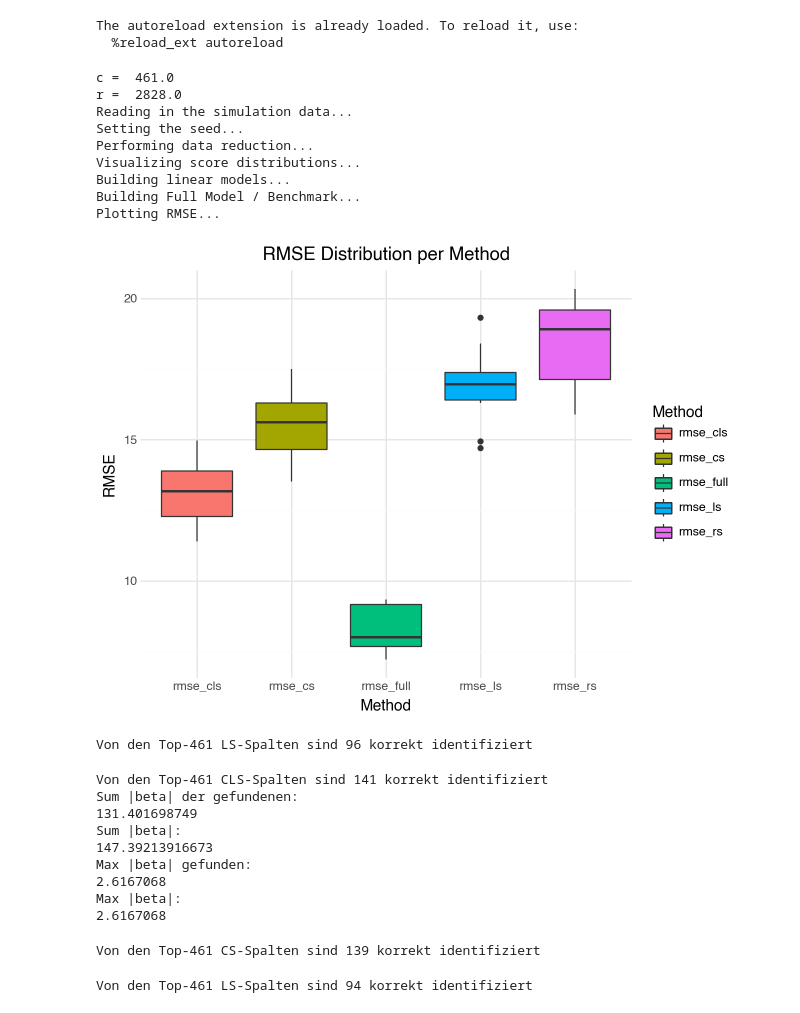
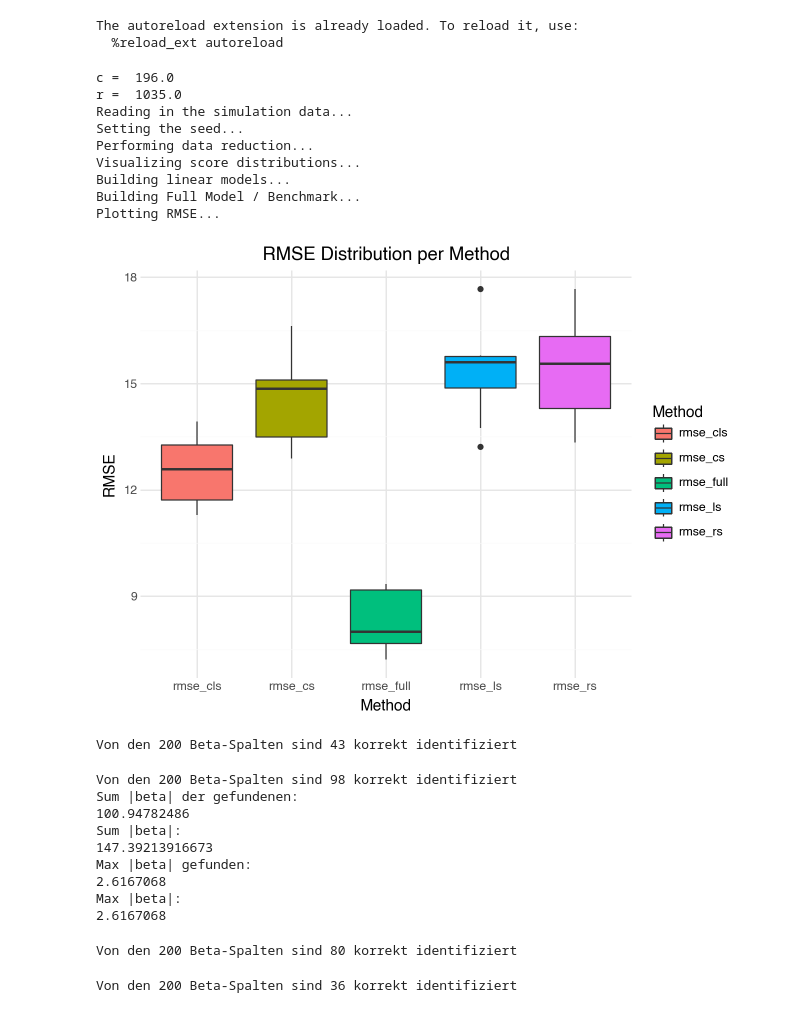
Before and after one commit to TimSchmale/Masterthesis-Schmale, a Jupyter notebook: Simulation Study.ipynb, the cells around one changed output. Drawn from its saved outputs; the diff is of its cells as text; code cells hidden in the pictures.

Commit message:
Multiple Simulation Studies

```diff
--- a/Simulation Study.ipynb
+++ b/Simulation Study.ipynb
@@ -512,38 +512,38 @@ def simulation_study(k, seed, folder, reps):
     return scores, C, R, rmse
 # %%
 #==============================================================================================
-# Simulation Study 1: p = 1.000, n = 900, reps = 10, k = 100, seed = 1
+# Simulation Study 1: p = 1.000, n = 900, reps = 10, k = 50, seed = 1
 #==============================================================================================
 
 # set the folder:
 folder = "p1000_n900"
 
 # set the seed:
 seed = 1
 
 # set the rank parameter k:
-k = 100
+k = 50
 
 # approximation of reduced dimensions:
 c = np.ceil(k * np.log(k))
 r = np.ceil(c * np.log(c))
 
 print("c = ", c)
 print("r = ", r)
 
 # perform the study:
 scores, C, R, rmse = simulation_study(k, seed, folder, 10)
 # %% [output]
-c =  461.0
-r =  2828.0
+c =  196.0
+r =  1035.0
 Reading in the simulation data...
 Setting the seed...
 Performing data reduction...
 Visualizing score distributions...
 Building linear models...
 Building Full Model / Benchmark...
 Plotting RMSE...
-[figure, old version]
+[figure, new version]
 # %%
 #### LS Investigation
 beta_train = pd.read_csv(f"{base}/{folder}/rep1/beta.csv")
@@ -558,9 +558,9 @@ true_nonzero = np.where(beta != 0.0)[0]
 #print(true_nonzero)
 
 hits = np.intersect1d(top_c_indices, true_nonzero)
-print(f"Von den Top-{c} LS-Spalten sind {len(hits)} korrekt identifiziert")
+print(f"Von den {len(true_nonzero)} Beta-Spalten sind {len(hits)} korrekt identifiziert")
 # %% [output]
-Von den Top-461 LS-Spalten sind 96 korrekt identifiziert
+Von den 200 Beta-Spalten sind 43 korrekt identifiziert
 # %%
 #### CLS Investigation
 cls = scores['CLS'][0]
@@ -571,7 +571,7 @@ true_nonzero = np.where(beta != 0.0)[0]
 #print(beta[top_c_indices])
 
 hits = np.intersect1d(top_c_indices, true_nonzero)
-print(f"Von den Top-{c} CLS-Spalten sind {len(hits)} korrekt identifiziert")
+print(f"Von den {len(true_nonzero)} Beta-Spalten sind {len(hits)} korrekt identifiziert")
 
 tp = top_c_indices
 print("Sum |beta| der gefundenen:")
@@ -584,9 +584,9 @@ print(np.max(np.abs(beta[tp])))
 print("Max |beta|:")
 print(np.max(np.abs(beta)))
 # %% [output]
-Von den Top-461 CLS-Spalten sind 141 korrekt identifiziert
+Von den 200 Beta-Spalten sind 98 korrekt identifiziert
 Sum |beta| der gefundenen:
-131.401698749
+100.94782486
 Sum |beta|:
 147.39213916673
 Max |beta| gefunden:
@@ -603,9 +603,9 @@ true_nonzero = np.where(beta != 0.0)[0]
 #print(true_nonzero)
 
 hits = np.intersect1d(top_c_indices, true_nonzero)
-print(f"Von den Top-{c} CS-Spalten sind {len(hits)} korrekt identifiziert")
+print(f"Von den {len(true_nonzero)} Beta-Spalten sind {len(hits)} korrekt identifiziert")
 # %% [output]
-Von den Top-461 CS-Spalten sind 139 korrekt identifiziert
+Von den 200 Beta-Spalten sind 80 korrekt identifiziert
 # %%
 #### RS Investigation
 rs = scores['RS'][0]
@@ -616,6 +616,6 @@ true_nonzero = np.where(beta != 0.0)[0]
 #print(true_nonzero)
 
 hits = np.intersect1d(top_c_indices, true_nonzero)
-print(f"Von den Top-{c} LS-Spalten sind {len(hits)} korrekt identifiziert")
+print(f"Von den {len(true_nonzero)} Beta-Spalten sind {len(hits)} korrekt identifiziert")
 # %% [output]
-Von den Top-461 LS-Spalten sind 94 korrekt identifiziert
+Von den 200 Beta-Spalten sind 36 korrekt identifiziert
```
Also changed, not shown: parts of 5 cells of this notebook.
